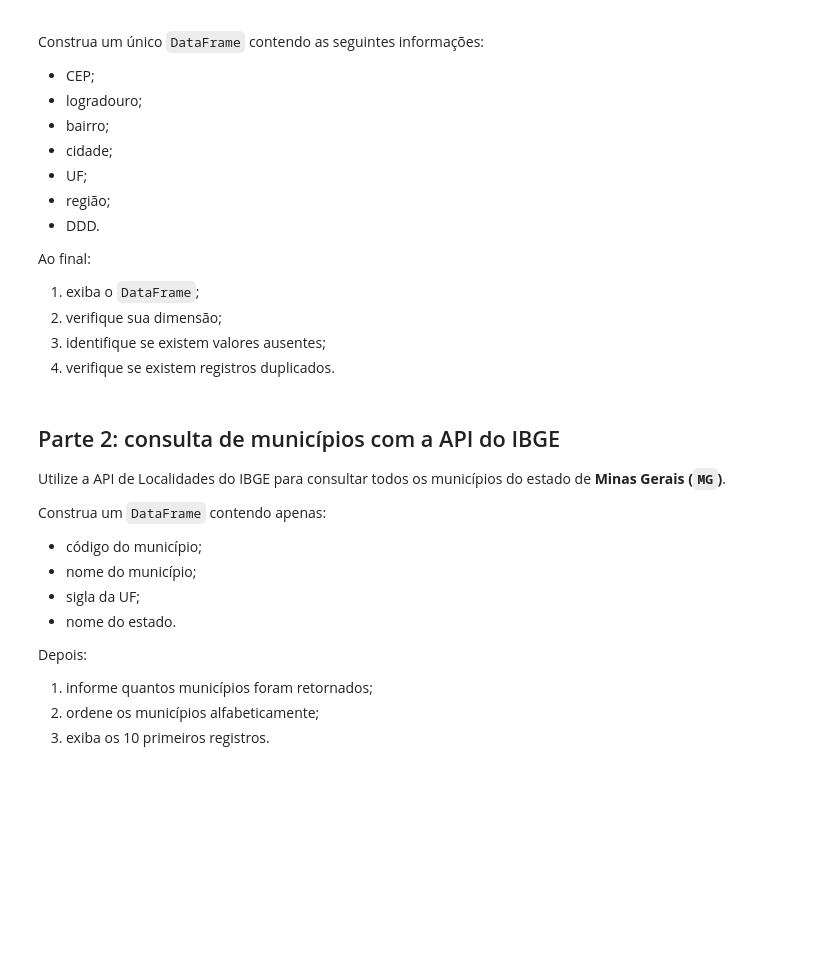
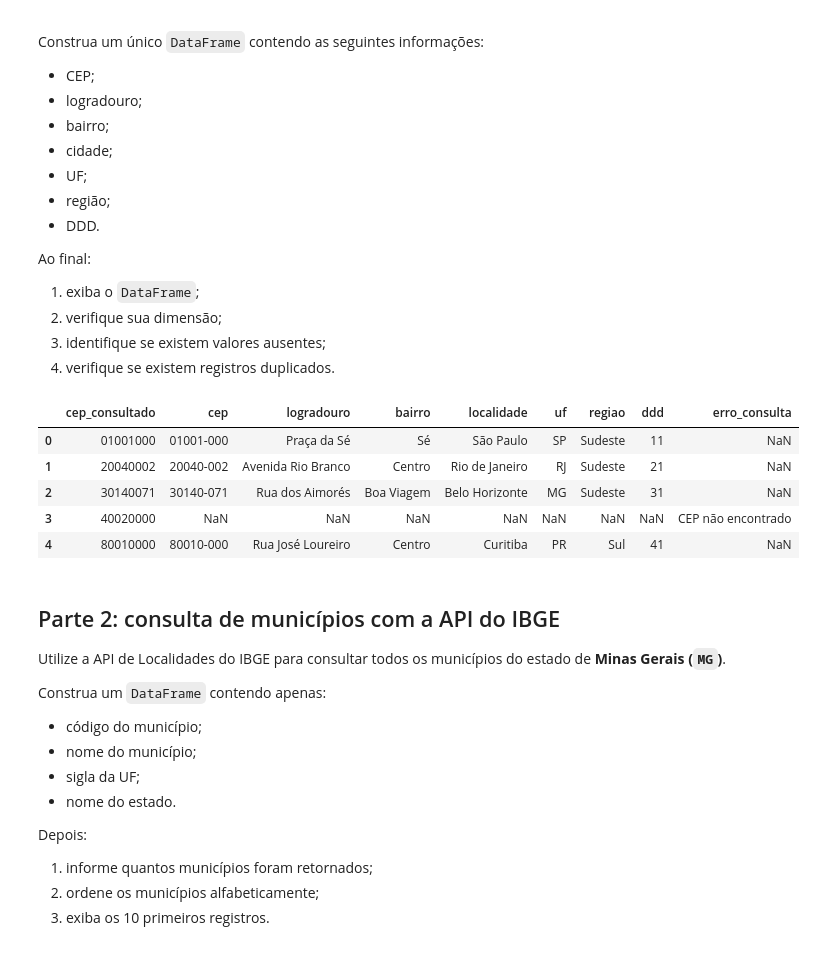
Before and after one commit to patrick0753/aulas_rafael_lapd, a Jupyter notebook: 5_Consumo_de_APIs_parte1.ipynb, the cells around one changed output. Cells and saved outputs as stored; diff of their text form; code cells hidden in the pictures; blank space fills up the shorter version.

````diff
--- a/5_Consumo_de_APIs_parte1.ipynb
+++ b/5_Consumo_de_APIs_parte1.ipynb
@@ -540,3 +540,10 @@ https://viacep.com.br/ws/{CEP}/json/
 ```
 
 Utilizaremos o CEP `01001000`, correspondente à região da Praça da Sé, em São Paulo.
+# %%
+cep = "03562010"
+url_viacep =f"https://viacep.com.br/ws/{cep}/json/"
+
+resposta = requisicao_get(url_viacep)
+dados_cep = resposta.json()
+dados_cep
@@ -795,9 +944,40 @@ Ao final:
 3. identifique se existem valores ausentes;
 4. verifique se existem registros duplicados.
 # %%
-#Implementação de consulta de múltiplos CEPs
+ceps = [
+    '01001000',
+    '20040002',
+    '30140071',
+    '40020000',
+    '80010000'
+]
+
+enderecos = [consultar_cep(cep) for cep in ceps]
+
+df_ceps = pd.DataFrame(enderecos)
+
+colunas_endereco = [
+    "cep_consultado",
+    "cep",
+    "logradouro",
+    "bairro",
+    "localidade",
+    "uf",
+    "regiao",
+    "ddd",
+    "erro_consulta"
+]
 # %%
 # Verificação do DataFrame
+df_ceps = df_ceps.reindex(columns=colunas_endereco)
+df_ceps
+# %% [output]
+|  | cep_consultado | cep | logradouro | bairro | localidade | uf | regiao | ddd | erro_consulta |
+| 0 | 01001000 | 01001-000 | Praça da Sé | Sé | São Paulo | SP | Sudeste | 11 | NaN |
+| 1 | 20040002 | 20040-002 | Avenida Rio Branco | Centro | Rio de Janeiro | RJ | Sudeste | 21 | NaN |
+| 2 | 30140071 | 30140-071 | Rua dos Aimorés | Boa Viagem | Belo Horizonte | MG | Sudeste | 31 | NaN |
+| 3 | 40020000 | NaN | NaN | NaN | NaN | NaN | NaN | NaN | CEP não encontrado |
+| 4 | 80010000 | 80010-000 | Rua José Loureiro | Centro | Curitiba | PR | Sul | 41 | NaN |
 # %% [markdown]
 ## Parte 2: consulta de municípios com a API do IBGE
 
````
Also changed, not shown: parts of 13 cells of this notebook.
